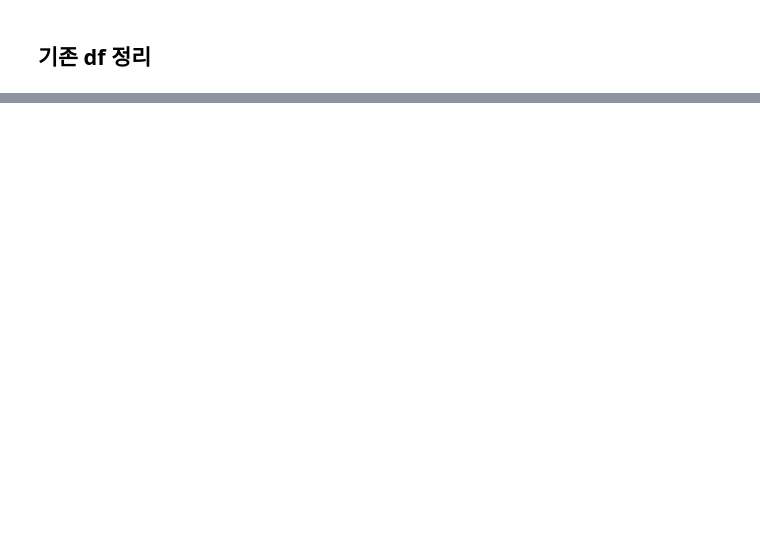
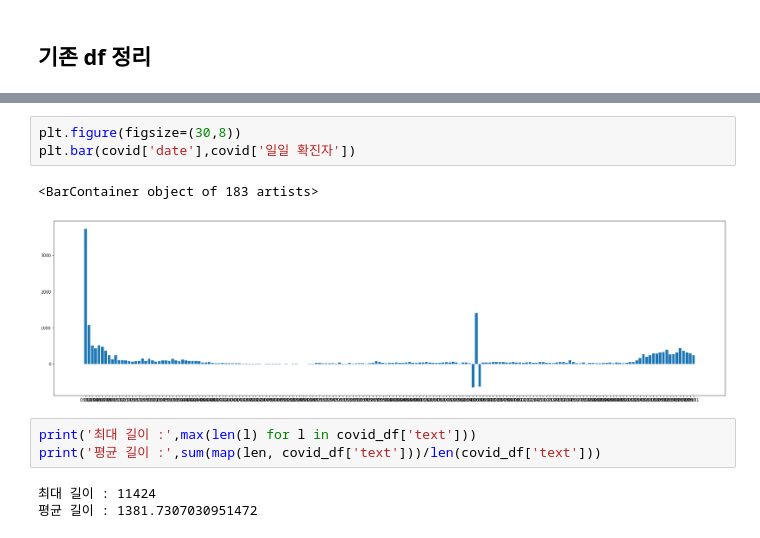
Before and after one commit to Hyun-Jun-Lee/News_Analysis, a Jupyter notebook: text_analysist.ipynb, the cells around one changed output, grey strips where cells are left out. Cells and saved outputs as stored; diff of their text form; blank space fills up the shorter version.

```diff
--- a/text_analysist.ipynb
+++ b/text_analysist.ipynb
@@ -267,0 +365,12 @@ df
+# %%
+plt.figure(figsize=(30,8))
+plt.bar(covid['date'],covid['일일 확진자'])
+# %% [output]
+<BarContainer object of 183 artists>
+[figure, added]
+# %%
+print('최대 길이 :',max(len(l) for l in covid_df['text']))
+print('평균 길이 :',sum(map(len, covid_df['text']))/len(covid_df['text']))
+# %% [output]
+최대 길이 : 11424
+평균 길이 : 1381.7307030951472
```
Also changed, not shown: parts of 20 cells of this notebook.
